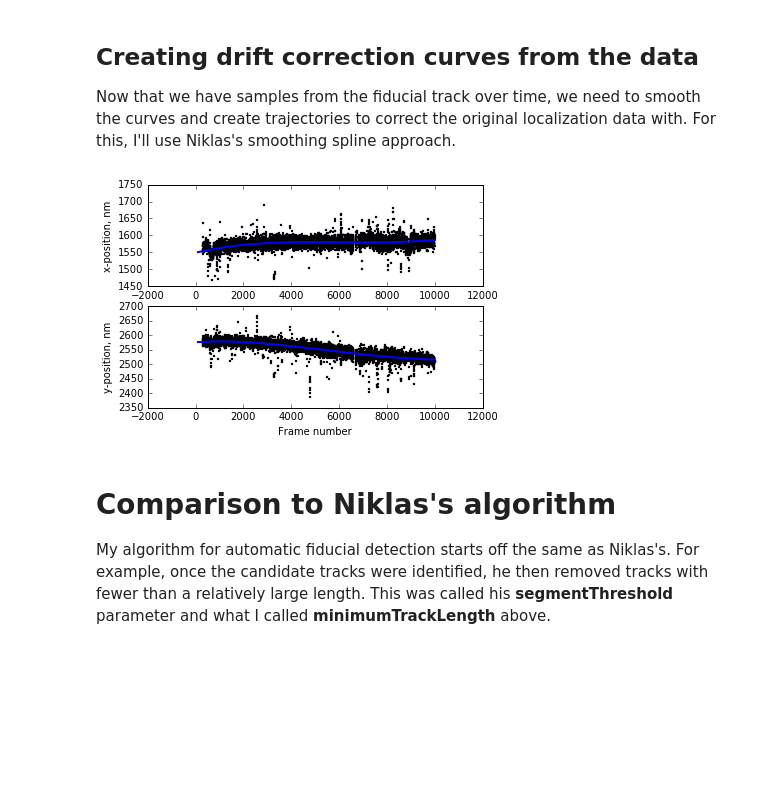
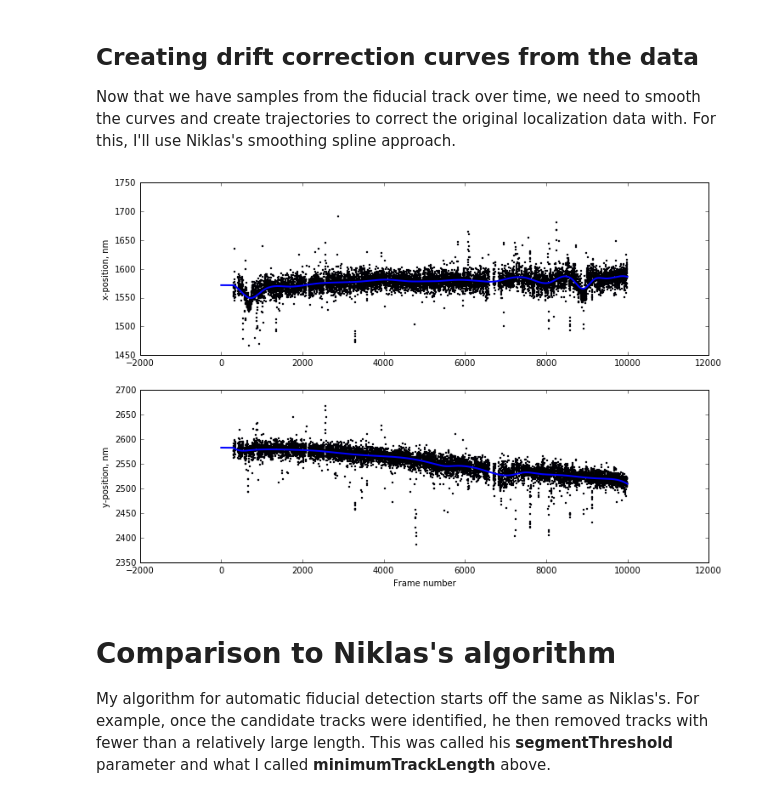
Before and after one commit to kmdouglass/bstore, a Jupyter notebook: playground/Fiducial Detection.ipynb, the cells around one changed output. Saved outputs shown, nothing was run; the diff lists cells and outputs as text; code cells hidden in the pictures; blank space fills up the shorter version.

Commit message:
Fiducial drift correction appears to be working. Needs testing.
Former-commit-id: 1f487ab5c4247e14a7d780e82df6e39a7a08fc45

```diff
--- a/playground/Fiducial Detection.ipynb
+++ b/playground/Fiducial Detection.ipynb
@@ -263,31 +263,31 @@ def movingAverage(series, windowSize=100, sigma=3):
 # %%
 # Estimate the smoothing factor for the spline fit
 # The magic numbers 10.0 and 25.0 come from Niklas; they prevent severe fluctuations in the spline from occurring
-approxNumFrames = filteredCandidate['frame'].max() - filteredCandidate['frame'].min()
-windowSize      = approxNumFrames / 10.0
-sigma           = approxNumFrames / 25.0
+approxNumFrames = fiducialCandidate['frame'].max() - fiducialCandidate['frame'].min()
+windowSize      = approxNumFrames / 30.0
+sigma           = approxNumFrames / 50.0
 
-_, varx = movingAverage(filteredCandidate['x'], windowSize = windowSize, sigma = sigma)
-_, vary = movingAverage(filteredCandidate['y'], windowSize = windowSize, sigma = sigma)
+_, varx = movingAverage(fiducialCandidate['x'], windowSize = windowSize, sigma = sigma)
+_, vary = movingAverage(fiducialCandidate['y'], windowSize = windowSize, sigma = sigma)
 
 # Fit an interpolative smoothing spline to the data
-xSpline = UnivariateSpline(filteredCandidate['frame'].as_matrix(), filteredCandidate['x'].as_matrix(), w = 1/np.sqrt(varx))
-ySpline = UnivariateSpline(filteredCandidate['frame'].as_matrix(), filteredCandidate['y'].as_matrix(), w = 1/np.sqrt(vary))
+xSpline = UnivariateSpline(fiducialCandidate['frame'].as_matrix(), fiducialCandidate['x'].as_matrix(), w = 1/np.sqrt(varx), ext=3)
+ySpline = UnivariateSpline(fiducialCandidate['frame'].as_matrix(), fiducialCandidate['y'].as_matrix(), w = 1/np.sqrt(vary), ext=3)
 # %%
-frames = np.arange(100, 10000)
-fig, axarr = plt.subplots(2, 1)
-axarr[0].scatter(filteredCandidate['frame'], filteredCandidate['x'], s = 2)
+frames = np.arange(0, 10000)
+fig, axarr = plt.subplots(2, 1, figsize = (12,8))
+axarr[0].scatter(fiducialCandidate['frame'], fiducialCandidate['x'], s = 2)
 axarr[0].plot(frames, xSpline(frames), linewidth = 2)
 
-axarr[1].scatter(filteredCandidate['frame'], filteredCandidate['y'], s = 2)
+axarr[1].scatter(fiducialCandidate['frame'], fiducialCandidate['y'], s = 2)
 axarr[1].plot(frames,ySpline(frames), linewidth = 2)
 
 axarr[0].set_ylabel('x-position, nm')
 axarr[1].set_ylabel('y-position, nm')
 axarr[1].set_xlabel('Frame number')
 plt.show()
 # %% [output]
-[figure, old version]
+[figure, new version]
 # %% [markdown]
 # Comparison to Niklas's algorithm
 
```
Also changed, not shown: parts of 6 cells of this notebook, 1 other file.
